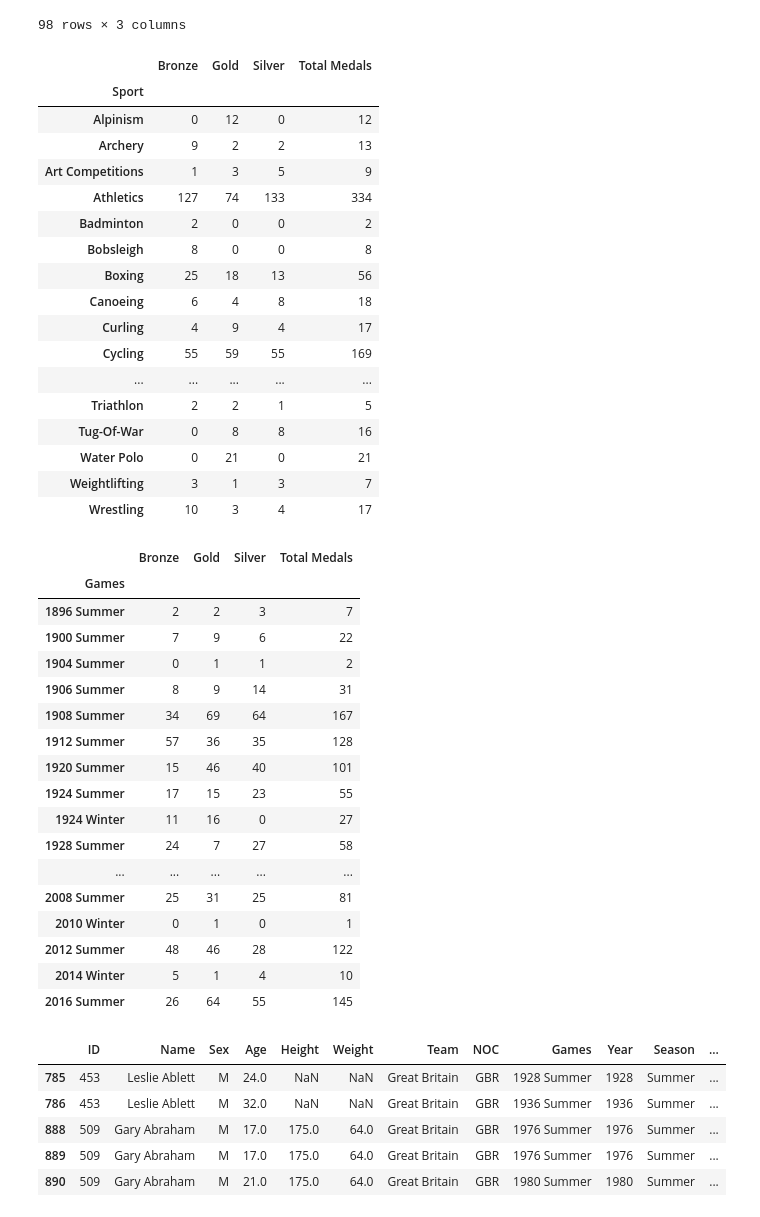
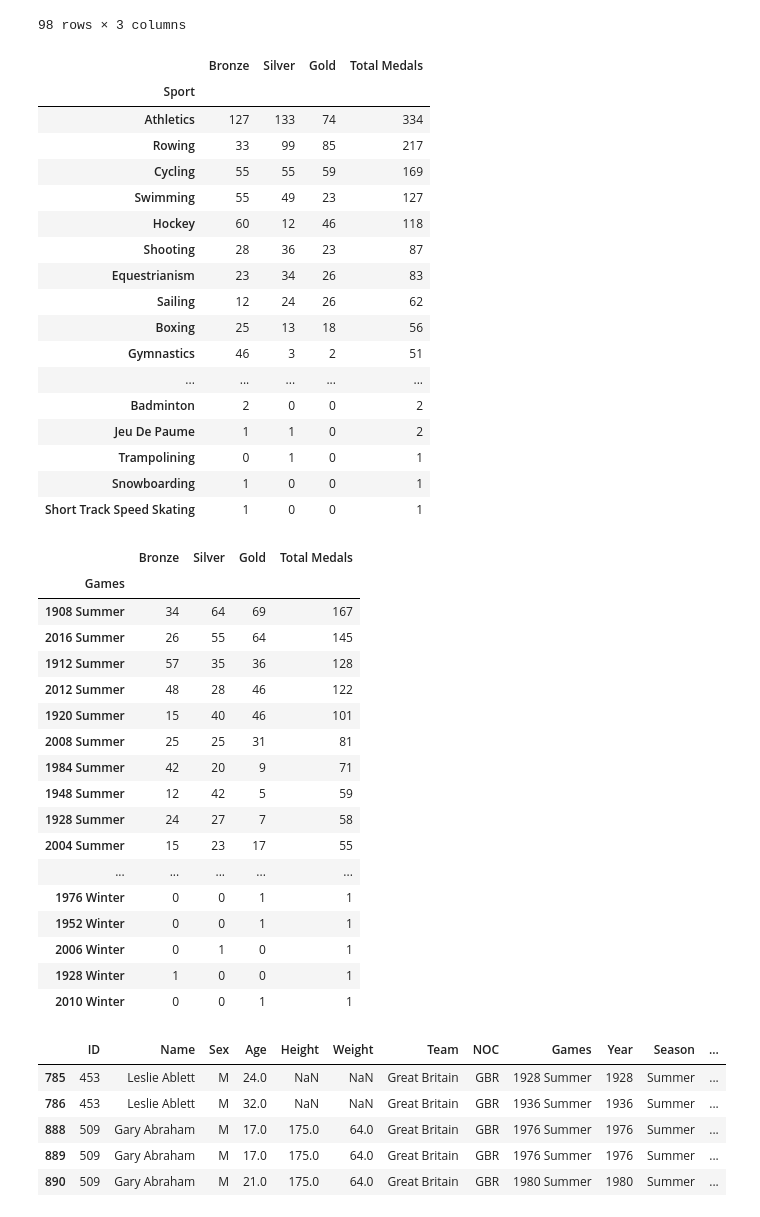
Before and after one commit to SCGlass/Databehandling_project_OS, a Jupyter notebook: Sam/Exercise_1.ipynb, the cells around one changed output. Saved outputs shown, nothing was run; the diff lists cells and outputs as text; code cells hidden in the pictures.

```diff
--- a/Sam/Exercise_1.ipynb
+++ b/Sam/Exercise_1.ipynb
@@ -78,33 +78,33 @@ df_medals
 # %%
 # Sports that had the most medals
 df_medals= df_GB.loc[df_GB["Medal"].notna(),["Sport","Medal"]]
 df_medals = df_medals.groupby(["Sport","Medal"]).Medal.count().reset_index(name="Total")
 df_medals = df_medals.set_index(['Sport', 'Medal']).unstack('Medal', fill_value=0)
 df_medals.columns = df_medals.columns.droplevel(0) # Dropped the Total index column
 df_medals = df_medals.rename_axis(None,axis=1)
 df_medals["Total Medals"] = df_medals.sum(axis=1, numeric_only= True)
-#df_medals = df_medals.reindex(columns=['Bronze','Silver','Gold','Total Medals'])
-df_medals.sort_values(by="Total Medals",ascending= False)
-df_medals
+df_medals = df_medals.reindex(columns=['Bronze','Silver','Gold','Total Medals'])
+df_medals.sort_values(by="Total Medals",ascending= False,inplace=True)
+df_medals # take 1st to to plot
 # %% [output]
-|  | Bronze | Gold | Silver | Total Medals |
+|  | Bronze | Silver | Gold | Total Medals |
 | Sport |  |  |  |  |
-| Alpinism | 0 | 12 | 0 | 12 |
-| Archery | 9 | 2 | 2 | 13 |
-| Art Competitions | 1 | 3 | 5 | 9 |
-| Athletics | 127 | 74 | 133 | 334 |
+| Athletics | 127 | 133 | 74 | 334 |
+| Rowing | 33 | 99 | 85 | 217 |
+| Cycling | 55 | 55 | 59 | 169 |
+| Swimming | 55 | 49 | 23 | 127 |
+| Hockey | 60 | 12 | 46 | 118 |
+| Shooting | 28 | 36 | 23 | 87 |
+| Equestrianism | 23 | 34 | 26 | 83 |
+| Sailing | 12 | 24 | 26 | 62 |
+| Boxing | 25 | 13 | 18 | 56 |
+| Gymnastics | 46 | 3 | 2 | 51 |
+| ... | ... | ... | ... | ... |
 | Badminton | 2 | 0 | 0 | 2 |
-| Bobsleigh | 8 | 0 | 0 | 8 |
-| Boxing | 25 | 18 | 13 | 56 |
-| Canoeing | 6 | 4 | 8 | 18 |
-| Curling | 4 | 9 | 4 | 17 |
-| Cycling | 55 | 59 | 55 | 169 |
-| ... | ... | ... | ... | ... |
-| Triathlon | 2 | 2 | 1 | 5 |
-| Tug-Of-War | 0 | 8 | 8 | 16 |
-| Water Polo | 0 | 21 | 0 | 21 |
-| Weightlifting | 3 | 1 | 3 | 7 |
-| Wrestling | 10 | 3 | 4 | 17 |
+| Jeu De Paume | 1 | 1 | 0 | 2 |
+| Trampolining | 0 | 1 | 0 | 1 |
+| Snowboarding | 1 | 0 | 0 | 1 |
+| Short Track Speed Skating | 1 | 0 | 0 | 1 |
 # %%
 # Antal medal per OS
 
@@ -114,28 +114,28 @@ df_years = df_years.set_index(['Games', 'Medal']).unstack('Medal', fill_value=0)
 df_years.columns = df_years.columns.droplevel(0) # Dropped the Total index column
 df_years = df_years.rename_axis(None,axis=1)
 df_years["Total Medals"] = df_years.sum(axis=1, numeric_only= True)
-#df_years = df_years[df_years.columns.reindex(['Bronze','Silver','Gold','Total Medals'])[0]]
-df_years.sort_values(by="Total Medals",ascending= False)
+df_years = df_years[df_years.columns.reindex(['Bronze','Silver','Gold','Total Medals'])[0]]
+df_years.sort_values(by="Total Medals",ascending= False, inplace=True)
 df_years
 # %% [output]
-|  | Bronze | Gold | Silver | Total Medals |
+|  | Bronze | Silver | Gold | Total Medals |
 | Games |  |  |  |  |
-| 1896 Summer | 2 | 2 | 3 | 7 |
-| 1900 Summer | 7 | 9 | 6 | 22 |
-| 1904 Summer | 0 | 1 | 1 | 2 |
-| 1906 Summer | 8 | 9 | 14 | 31 |
-| 1908 Summer | 34 | 69 | 64 | 167 |
-| 1912 Summer | 57 | 36 | 35 | 128 |
-| 1920 Summer | 15 | 46 | 40 | 101 |
-| 1924 Summer | 17 | 15 | 23 | 55 |
-| 1924 Winter | 11 | 16 | 0 | 27 |
-| 1928 Summer | 24 | 7 | 27 | 58 |
+| 1908 Summer | 34 | 64 | 69 | 167 |
+| 2016 Summer | 26 | 55 | 64 | 145 |
+| 1912 Summer | 57 | 35 | 36 | 128 |
+| 2012 Summer | 48 | 28 | 46 | 122 |
+| 1920 Summer | 15 | 40 | 46 | 101 |
+| 2008 Summer | 25 | 25 | 31 | 81 |
+| 1984 Summer | 42 | 20 | 9 | 71 |
+| 1948 Summer | 12 | 42 | 5 | 59 |
+| 1928 Summer | 24 | 27 | 7 | 58 |
+| 2004 Summer | 15 | 23 | 17 | 55 |
 | ... | ... | ... | ... | ... |
-| 2008 Summer | 25 | 31 | 25 | 81 |
-| 2010 Winter | 0 | 1 | 0 | 1 |
-| 2012 Summer | 48 | 46 | 28 | 122 |
-| 2014 Winter | 5 | 1 | 4 | 10 |
-| 2016 Summer | 26 | 64 | 55 | 145 |
+| 1976 Winter | 0 | 0 | 1 | 1 |
+| 1952 Winter | 0 | 0 | 1 | 1 |
+| 2006 Winter | 0 | 1 | 0 | 1 |
+| 1928 Winter | 1 | 0 | 0 | 1 |
+| 2010 Winter | 0 | 0 | 1 | 1 |
 # %%
 df_GB.head()
 # %% [output]
```
Also changed, not shown: parts of 1 cell of this notebook.
